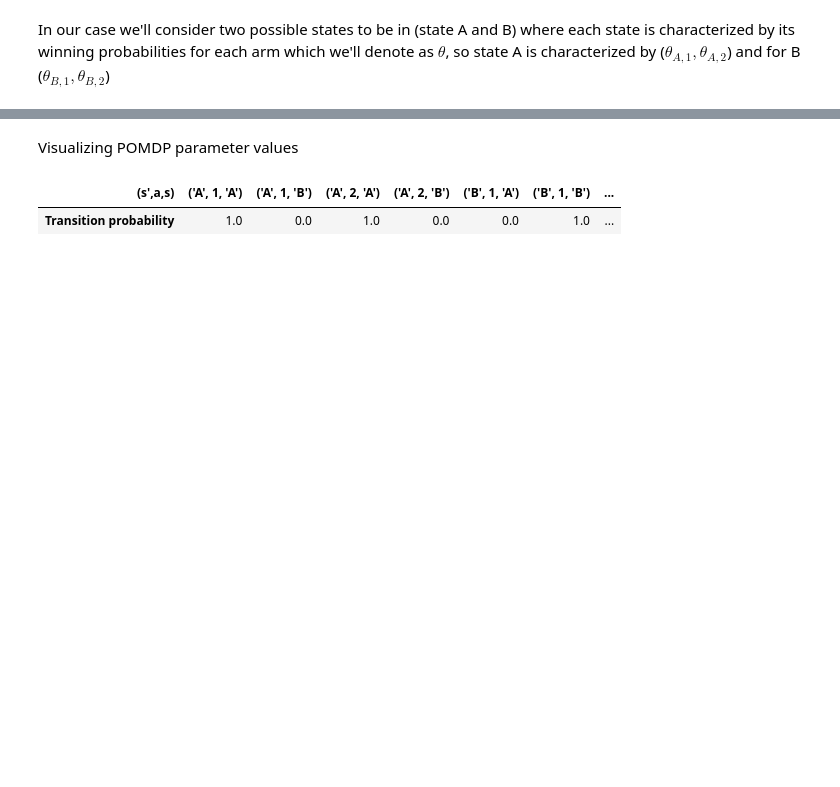
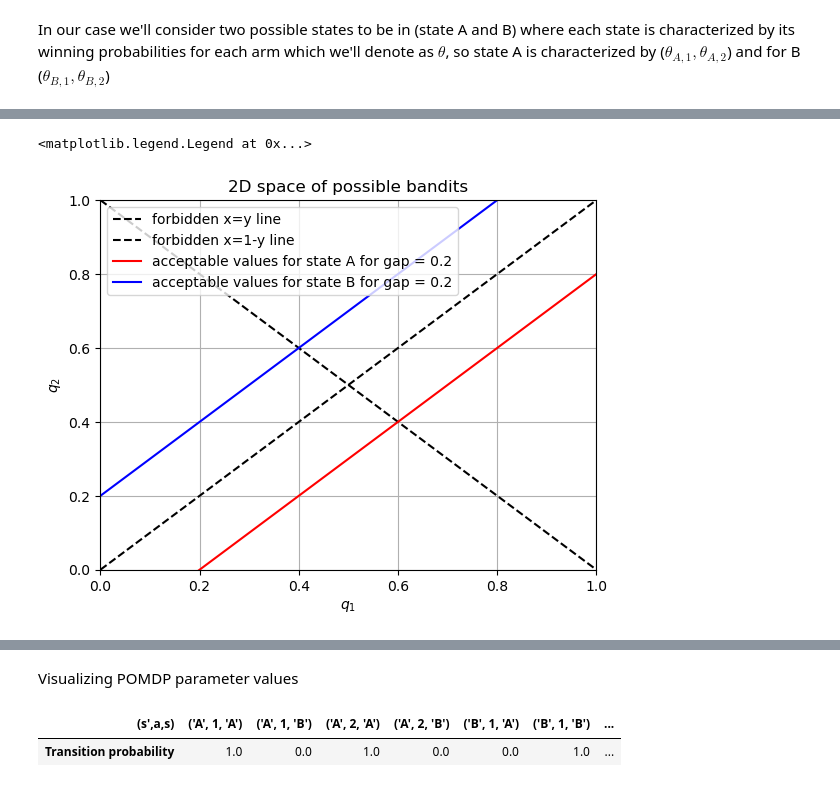
Before and after one commit to malikbf5/FSC-optimization, a Jupyter notebook: Bernoulli Bandits/General Bernoulli Bandits.ipynb, the cells around one changed output, grey strips where cells are left out. Drawn from its saved outputs; the diff is of its cells as text; code cells hidden in the pictures; blank space fills up the shorter version.

```diff
--- a/Bernoulli Bandits/General Bernoulli Bandits.ipynb
+++ b/Bernoulli Bandits/General Bernoulli Bandits.ipynb
@@ -39,0 +46,27 @@ By choosing random values of $\theta$ for each arm we get the following states:
+# %%
+# fix the gap
+gap = 0.2
+# forbidden values where q1 = q2
+plt.plot([0, 1], [0, 1], 'k--', label='forbidden x=y line')
+# forbidden values where the states are symmetric
+plt.plot([0, 1], [1, 0], 'k--', label='forbidden x=1-y line')
+# acceptable values for state A for gap
+plt.plot([0, 1], [- gap, 1-gap], 'r', label=f'acceptable values for state A for gap = {gap}')
+# acceptable values for state B for gap
+plt.plot([0, 1], [ gap, 1+gap], 'b', label=f'acceptable values for state B for gap = {gap}')
+
+# Set plot limits
+plt.xlim(0, 1)
+plt.ylim(0, 1)
+
+# Add grid
+plt.grid(True)
+
+# Add labels and legend
+plt.xlabel('$q_1$')
+plt.ylabel('$q_2$')
+plt.title('2D space of possible bandits')
+plt.legend()
+# %% [output]
+<matplotlib.legend.Legend at 0x...>
+[figure, added]
```
Also changed, not shown: parts of 28 cells of this notebook.
